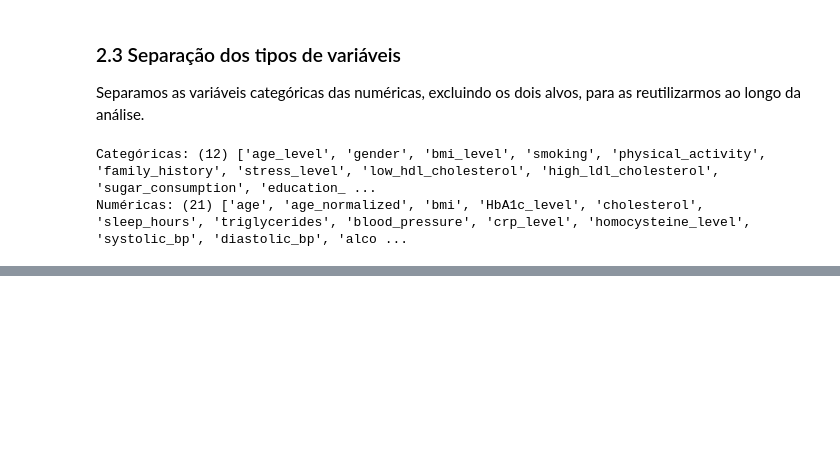
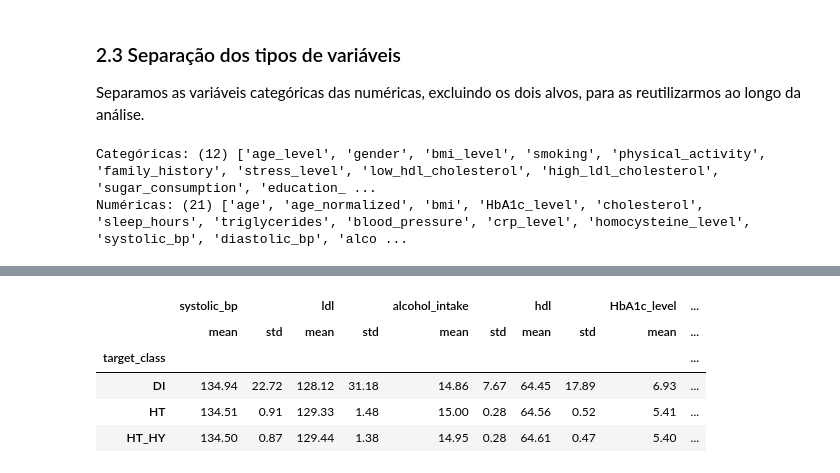
Before and after one commit to 1231478-Ellah-Fleischmann/APRAU-PROJETO, a Jupyter notebook: notebooks/APRAU_EFG_M1A_1231478_1230806.ipynb, the cells around one changed output, grey strips where cells are left out. Saved outputs shown, nothing was run; the diff lists cells and outputs as text; code cells hidden in the pictures; blank space fills up the shorter version.

```diff
--- a/notebooks/APRAU_EFG_M1A_1231478_1230806.ipynb
+++ b/notebooks/APRAU_EFG_M1A_1231478_1230806.ipynb
@@ -131,0 +266,10 @@ Numéricas: (21) ['age', 'age_normalized', 'bmi', 'HbA1c_level', 'cholesterol',
+# %%
+cols = ['systolic_bp', 'ldl', 'alcohol_intake', 'hdl', 'HbA1c_level']
+df.groupby('target_class')[cols].agg(['mean', 'std']).round(2)
+# %% [output]
+|  | systolic_bp |  | ldl |  | alcohol_intake |  | hdl |  | HbA1c_level | ... |
+|  | mean | std | mean | std | mean | std | mean | std | mean | ... |
+| target_class |  |  |  |  |  |  |  |  |  | ... |
+| DI | 134.94 | 22.72 | 128.12 | 31.18 | 14.86 | 7.67 | 64.45 | 17.89 | 6.93 | ... |
+| HT | 134.51 | 0.91 | 129.33 | 1.48 | 15.00 | 0.28 | 64.56 | 0.52 | 5.41 | ... |
+| HT_HY | 134.50 | 0.87 | 129.44 | 1.38 | 14.95 | 0.28 | 64.61 | 0.47 | 5.40 | ... |
```
Also changed, not shown: parts of 11 cells of this notebook.
